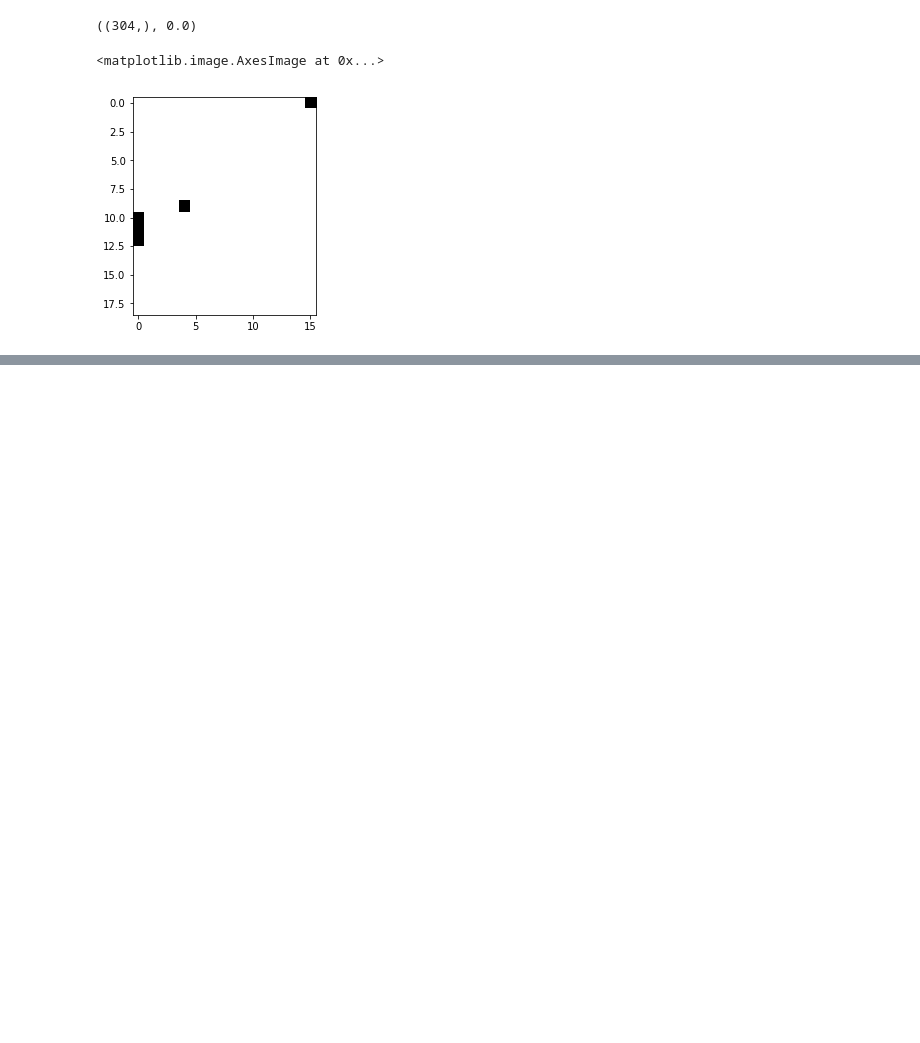
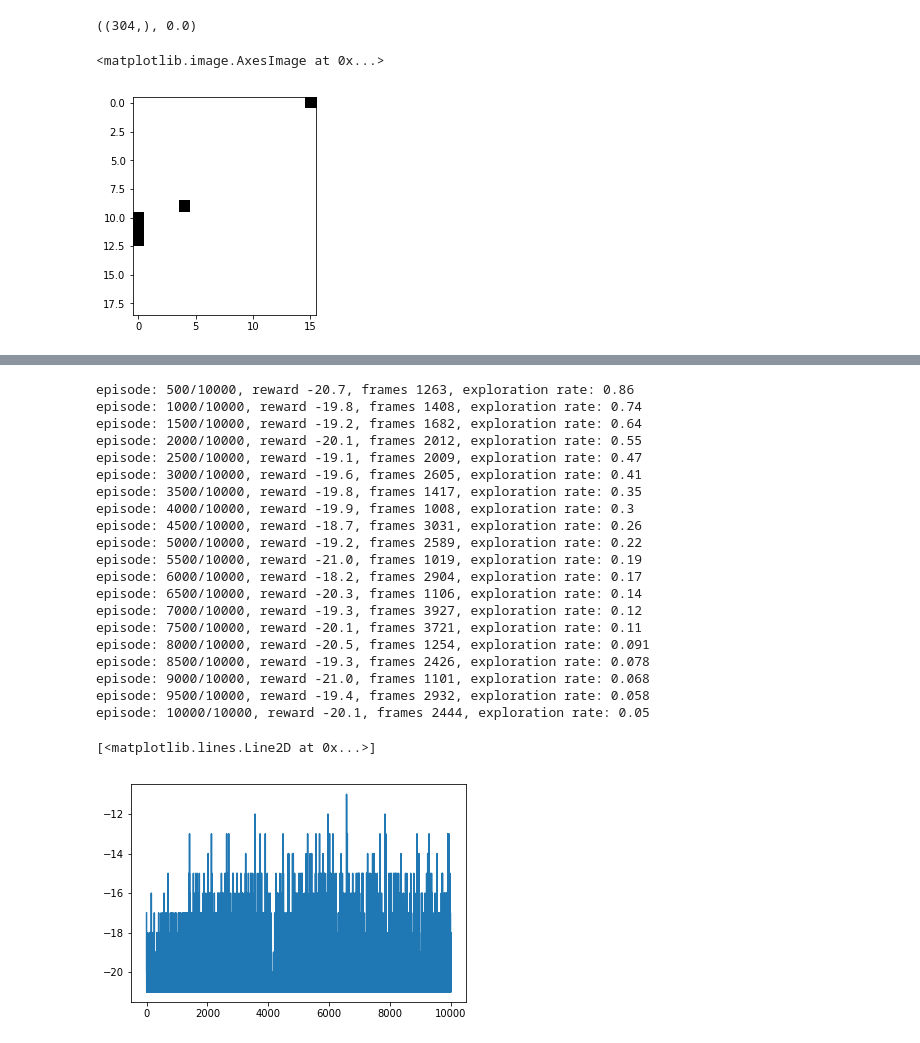
Before and after one commit to omikad/studying-ml, a Jupyter notebook: RL/gymbook.ipynb, the cells around one changed output, grey strips where cells are left out. Saved outputs shown, nothing was run; the diff lists cells and outputs as text; code cells hidden in the pictures; blank space fills up the shorter version.

```diff
--- a/RL/gymbook.ipynb
+++ b/RL/gymbook.ipynb
@@ -429,3 +430,31 @@ episode: 100/100, reward -20.3, frames 1095, exploration rate: 0.053
+# %%
+# Continue learning
+params.episodes_count = 10000
+agent, rewards = train_discounted_rewards(env, agent, params, normalize_rewards=True)
+plt.plot(rewards)
+# %% [output]
+episode: 500/10000, reward -20.7, frames 1263, exploration rate: 0.86
+episode: 1000/10000, reward -19.8, frames 1408, exploration rate: 0.74
+episode: 1500/10000, reward -19.2, frames 1682, exploration rate: 0.64
+episode: 2000/10000, reward -20.1, frames 2012, exploration rate: 0.55
+episode: 2500/10000, reward -19.1, frames 2009, exploration rate: 0.47
+episode: 3000/10000, reward -19.6, frames 2605, exploration rate: 0.41
+episode: 3500/10000, reward -19.8, frames 1417, exploration rate: 0.35
+episode: 4000/10000, reward -19.9, frames 1008, exploration rate: 0.3
+episode: 4500/10000, reward -18.7, frames 3031, exploration rate: 0.26
+episode: 5000/10000, reward -19.2, frames 2589, exploration rate: 0.22
+episode: 5500/10000, reward -21.0, frames 1019, exploration rate: 0.19
+episode: 6000/10000, reward -18.2, frames 2904, exploration rate: 0.17
+episode: 6500/10000, reward -20.3, frames 1106, exploration rate: 0.14
+episode: 7000/10000, reward -19.3, frames 3927, exploration rate: 0.12
+episode: 7500/10000, reward -20.1, frames 3721, exploration rate: 0.11
+episode: 8000/10000, reward -20.5, frames 1254, exploration rate: 0.091
+episode: 8500/10000, reward -19.3, frames 2426, exploration rate: 0.078
+episode: 9000/10000, reward -21.0, frames 1101, exploration rate: 0.068
+episode: 9500/10000, reward -19.4, frames 2932, exploration rate: 0.058
+episode: 10000/10000, reward -20.1, frames 2444, exploration rate: 0.05
+[<matplotlib.lines.Line2D at 0x...>]
+[figure, added]
 # %%
 evaluate(env, agent, params, 500)
 # %% [output]
```
Also changed, not shown: parts of 5 cells of this notebook, 13 other files.
